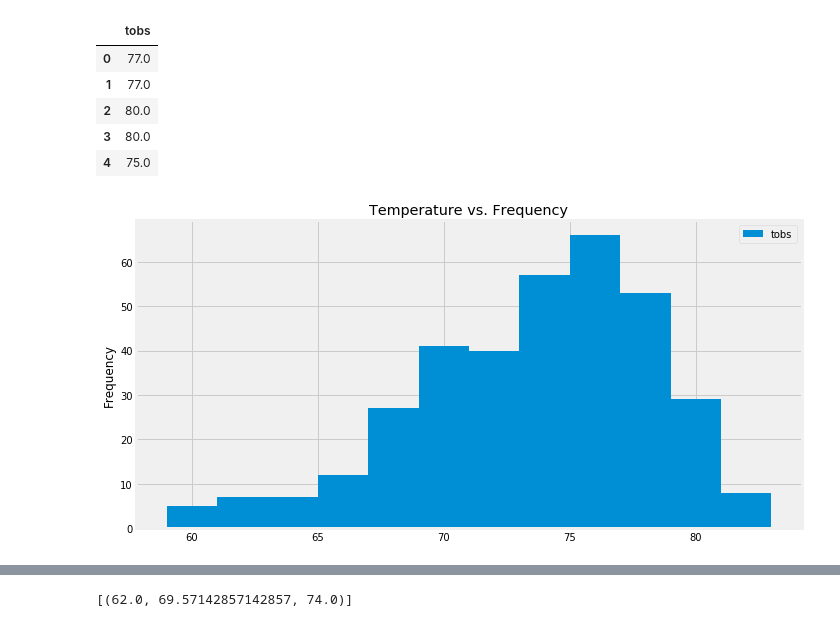
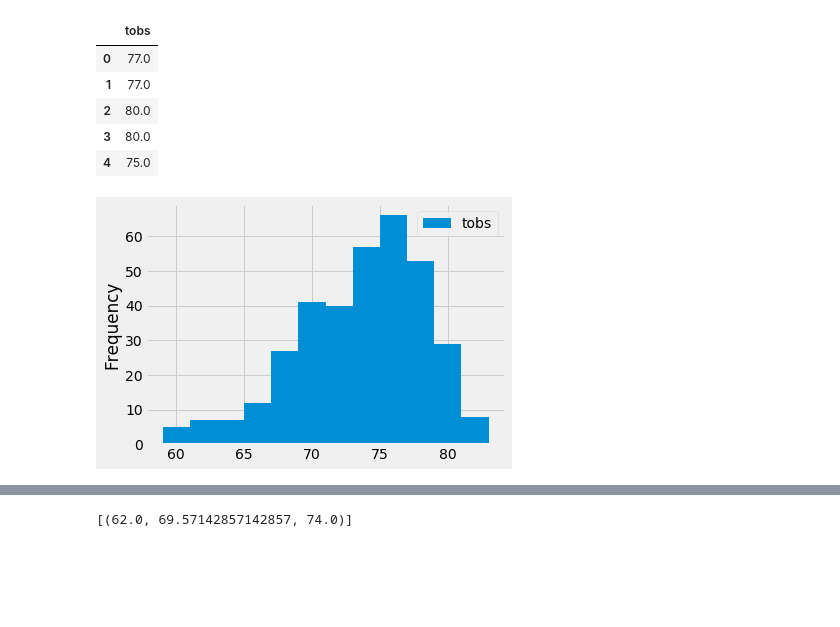
Before and after one commit to EJohnson7/SQLchemy, a Jupyter notebook: climate_starter.ipynb, the cells around one changed output, grey strips where cells are left out. Drawn from its saved outputs; the diff is of its cells as text; code cells hidden in the pictures; blank space fills up the shorter version.

```diff
--- a/climate_starter.ipynb
+++ b/climate_starter.ipynb
@@ -49,7 +49,7 @@ query = session.query(Measurement.date).order_by(Measurement.date.desc())
 # Calculate the date 1 year ago from the last data point in the database
 last = query.first()
 last = str(last[0])
-y_ago = dt.datetime.strptime(last, "%Y-%m-%d") - dt.timedelta(days=365)
+y_ago = dt.datetime.strptime(last, "%Y-%m-%d") - dt.timedelta(days=366)
 
 # Perform a query to retrieve the data and precipitation scores
 data = session.query(Measurement.date, Measurement.prcp).filter(Measurement.date > y_ago).all()
@@ -63,7 +63,7 @@ prec_df.set_index('date', inplace=True)
 prec_df = prec_df.sort_values(by='date',ascending=True)
 
 # Use Pandas Plotting with Matplotlib to plot the data
-plt.rcParams['figure.figsize'] = [10, 5]
+#plt.rcParams['figure.figsize'] = [15, 10]
 
 prec_df.plot(title="Precipitation")
 plt.xlabel('date')
@@ -146,7 +125,7 @@ most_temps
 # %% [output]
 'USC00519281'
 # %%
-temperature_observations = session.query( Measurement.tobs).filter(Measurement.date >= y_ago).filter(Measurement.station == most_temps_station).all()
+temperature_observations = session.query( Measurement.tobs).filter(Measurement.date >= y_ago).filter(Measurement.station == most_temps).all()
 temperature_observations = pd.DataFrame(temperature_observations, columns=['tobs'])
 temperature_observations.head()
 # %% [output]
@@ -157,9 +136,9 @@ temperature_observations.head()
 | 3 | 80.0 |
 | 4 | 75.0 |
 # %%
-temperature_observations.plot.hist(bins=12, title="Temperature vs. Frequency")
+temperature_observations.plot.hist(bins=12)
 plt.tight_layout()
-plt.savefig("Images/TemperaturevsFrequency.png")
+plt.savefig("Images/tobs.png")
 plt.show()
 # %% [output]
-[figure, old version]
+[figure, new version]
```
Also changed, not shown: parts of 16 cells of this notebook, 13 other files.
